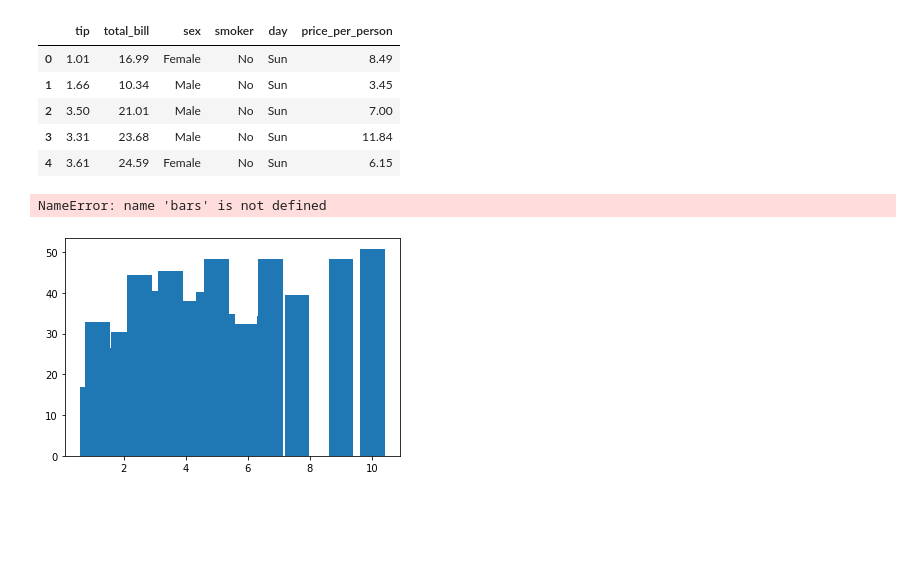
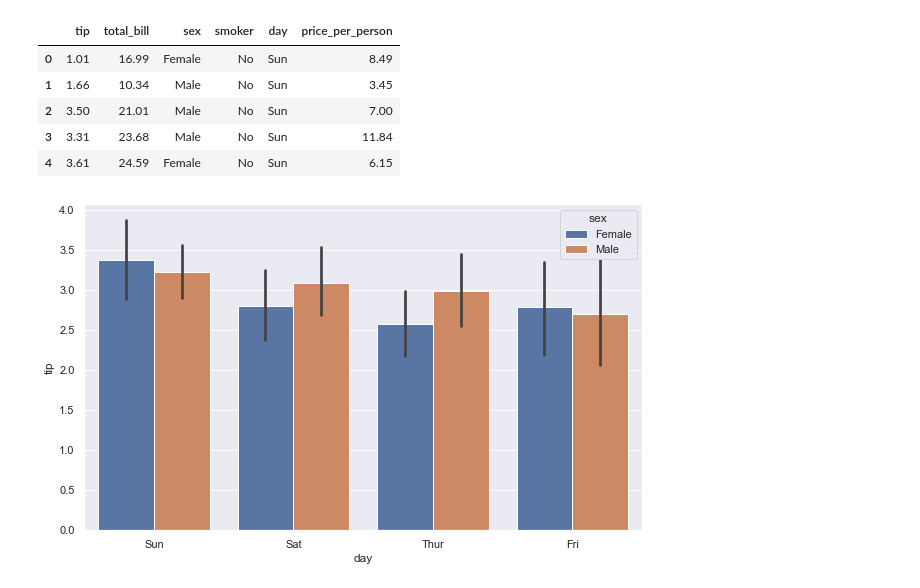
Before and after one commit to gacheru101/Tip-prediction, a Jupyter notebook: Data visualization- Ranking.ipynb, the cells around one changed output. Saved outputs shown, nothing was run; the diff lists cells and outputs as text; code cells hidden in the pictures; blank space fills up the shorter version.

```diff
--- a/Data visualization- Ranking.ipynb
+++ b/Data visualization- Ranking.ipynb
@@ -21,15 +21,18 @@ mydata.head()
 # %%
 #A barplot shows the relationship between a numeric and a categoric variable.
 #Each entity of the categoric variable is represented as a bar.
 #The size of the bar represents its numeric value.
+sns.set(rc = {'figure.figsize':(10,6)})
 # Create bars
-plt.bar(mydata['tip'], mydata['total_bill'])
+sns.barplot(x = 'day',
+            y = 'tip',
+            hue='sex',
+            data = mydata)
 
-# Create names on the x-axis
-plt.xticks(mydata['tip]', mydata[])
+
+
 
 # Show graphic
 plt.show()
 # %% [output]
-NameError: name 'bars' is not defined
-[figure, old version]
+[figure, new version]
```
Also changed, not shown: parts of 2 cells of this notebook.
